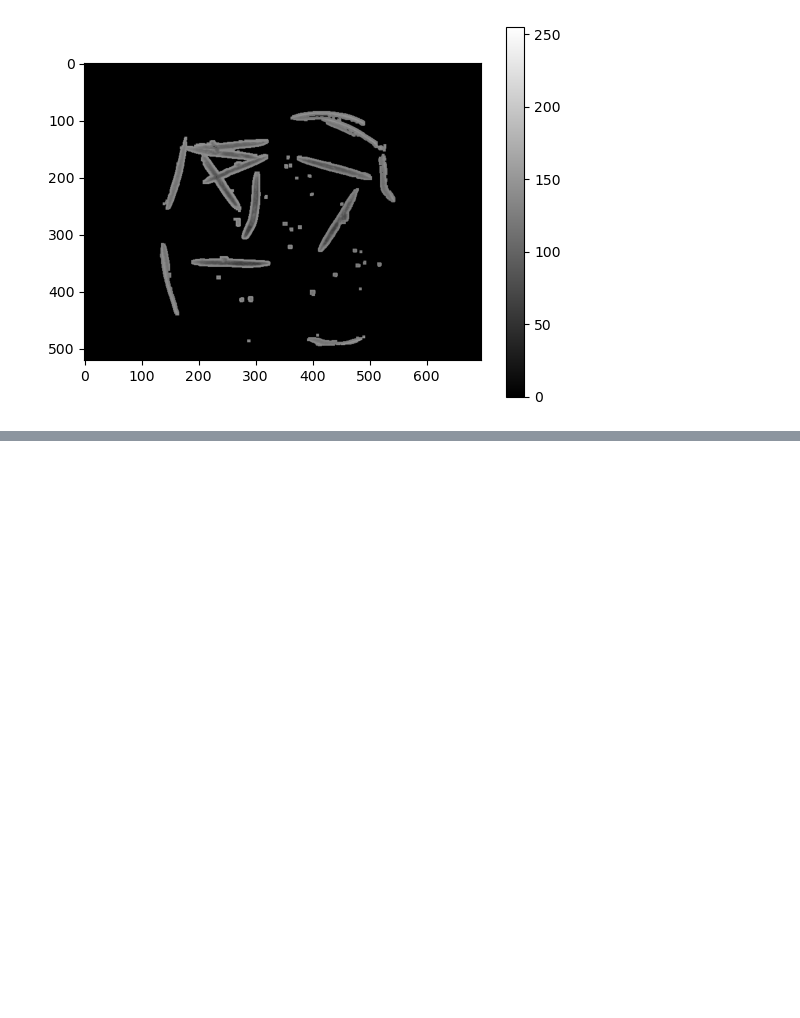
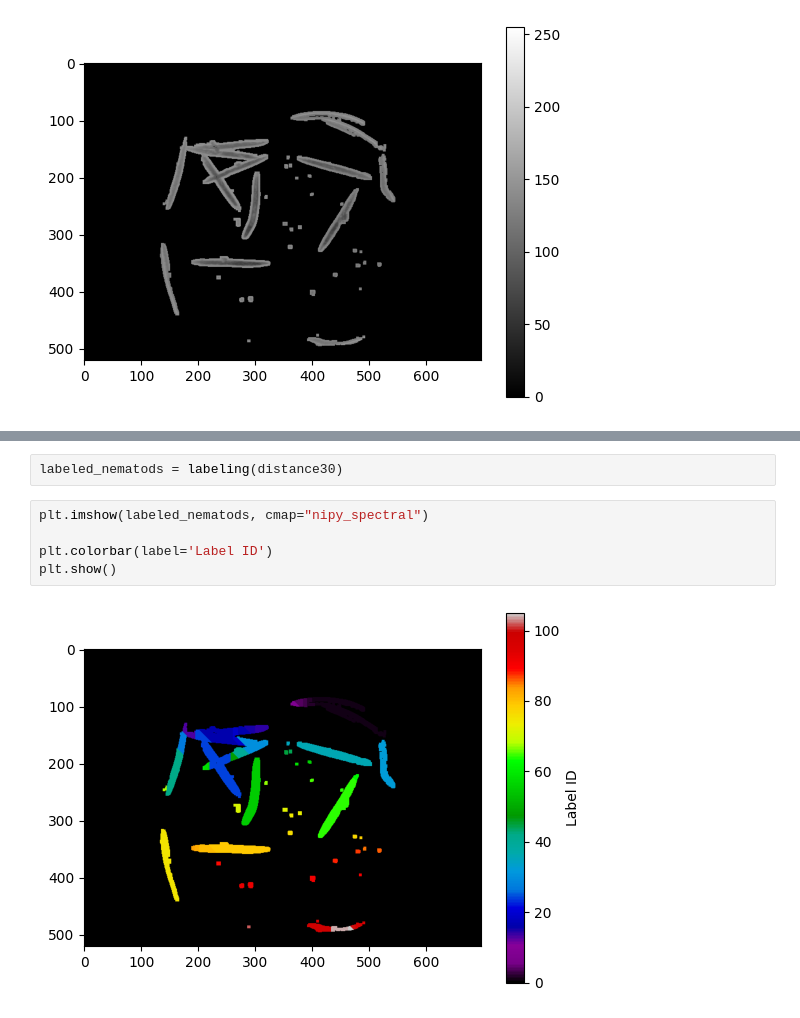
Before and after one commit to Lilian-GA/Nematode_status_assay, a Jupyter notebook: one_image_test.ipynb, the cells around one changed output, grey strips where cells are left out. Drawn from its saved outputs; the diff is of its cells as text; blank space fills up the shorter version.

Commit message:
add manual labeling

```diff
--- a/one_image_test.ipynb
+++ b/one_image_test.ipynb
@@ -246,0 +299,9 @@ plt.show()
+# %%
+labeled_nematods = labeling(distance30)
+# %%
+plt.imshow(labeled_nematods, cmap="nipy_spectral")
+
+plt.colorbar(label='Label ID')
+plt.show()
+# %% [output]
+[figure, added]
```
Also changed, not shown: parts of 13 cells of this notebook, 1 other file.
